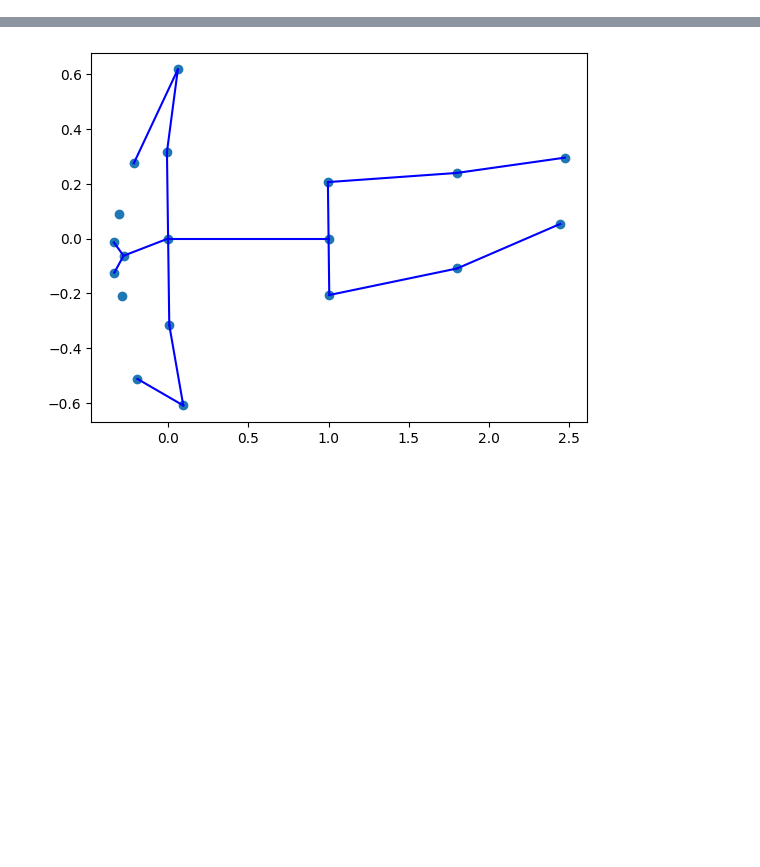
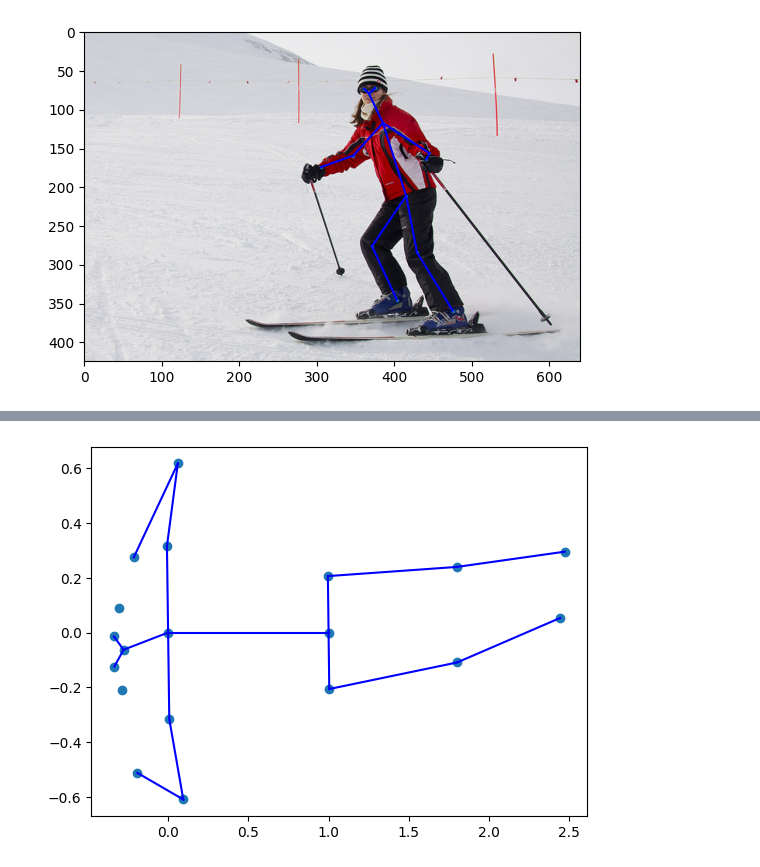
Before and after one commit to fusawa-yugo/Star-Plot, a Jupyter notebook: dot_matching/star_matching.ipynb, the cells around one changed output, grey strips where cells are left out. Cells and saved outputs as stored; diff of their text form; code cells hidden in the pictures; blank space fills up the shorter version.

```diff
--- a/dot_matching/star_matching.ipynb
+++ b/dot_matching/star_matching.ipynb
@@ -72,3 +72,24 @@ class Search_min:
             plot_stars([equator,ex_equator],point_edge_list)
         else:
             print(error)
+# %%
+import matplotlib.pyplot as plt
+import matplotlib.image as mpimg
+img = mpimg.imread('../point_data/human_test/for presentation/000000000785.jpg')
+
+point_data=np.load('../point_data/human_test/for presentation/sample_data.npy')
+point_edge_list=np.load('../point_data/human_test/for presentation/sample_edge.npy')
+x=point_data[:,1]
+x=x.astype(float)
+y=y.astype(float)
+points=np.column_stack((x,y))
+plt.imshow(img)
+plt.scatter(x,y,s=2)
+for edge in point_edge_list:
+    p1=points[edge[0]]
+    p2=points[edge[1]]
+    plt.plot((p1[0],p2[0]),(p1[1],p2[1]),color='blue')
+
+plt.show()
+# %% [output]
+[figure, added]
```
Also changed, not shown: parts of 5 cells of this notebook, 12 other files.
